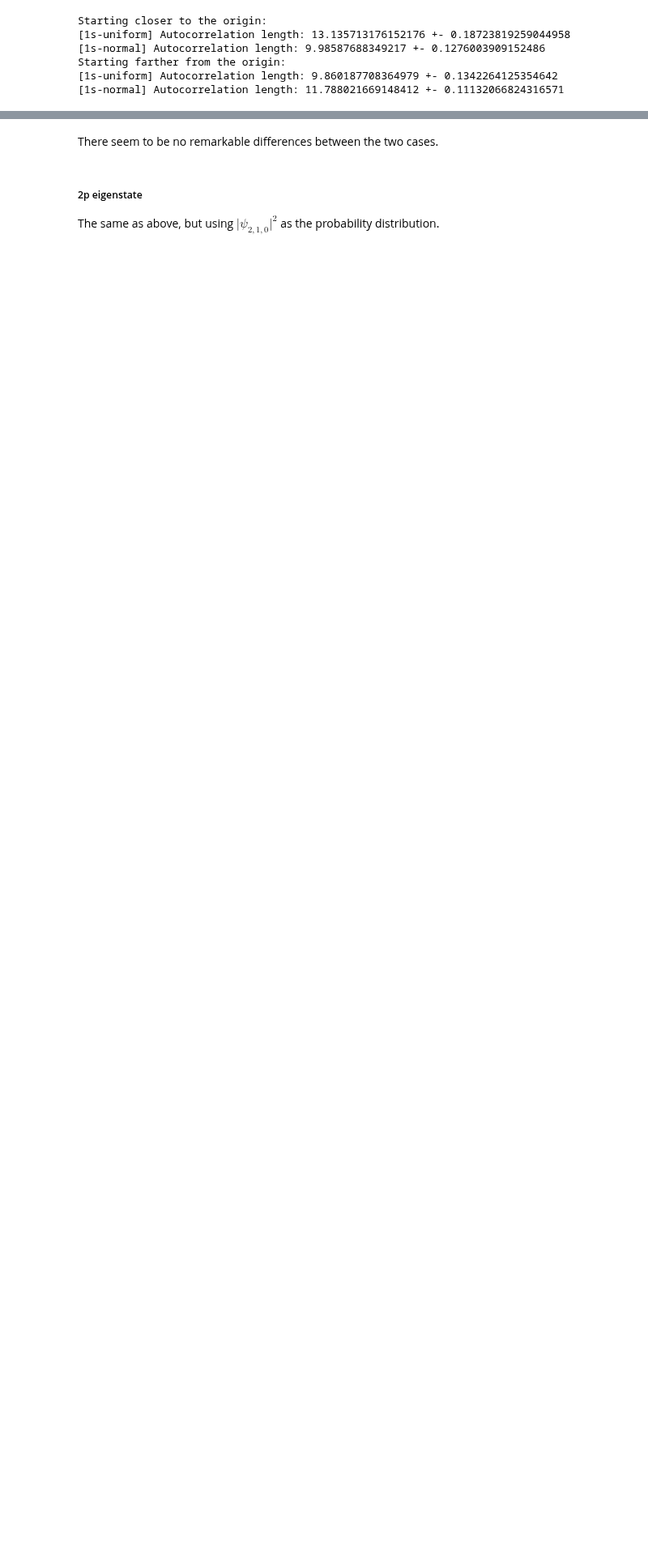
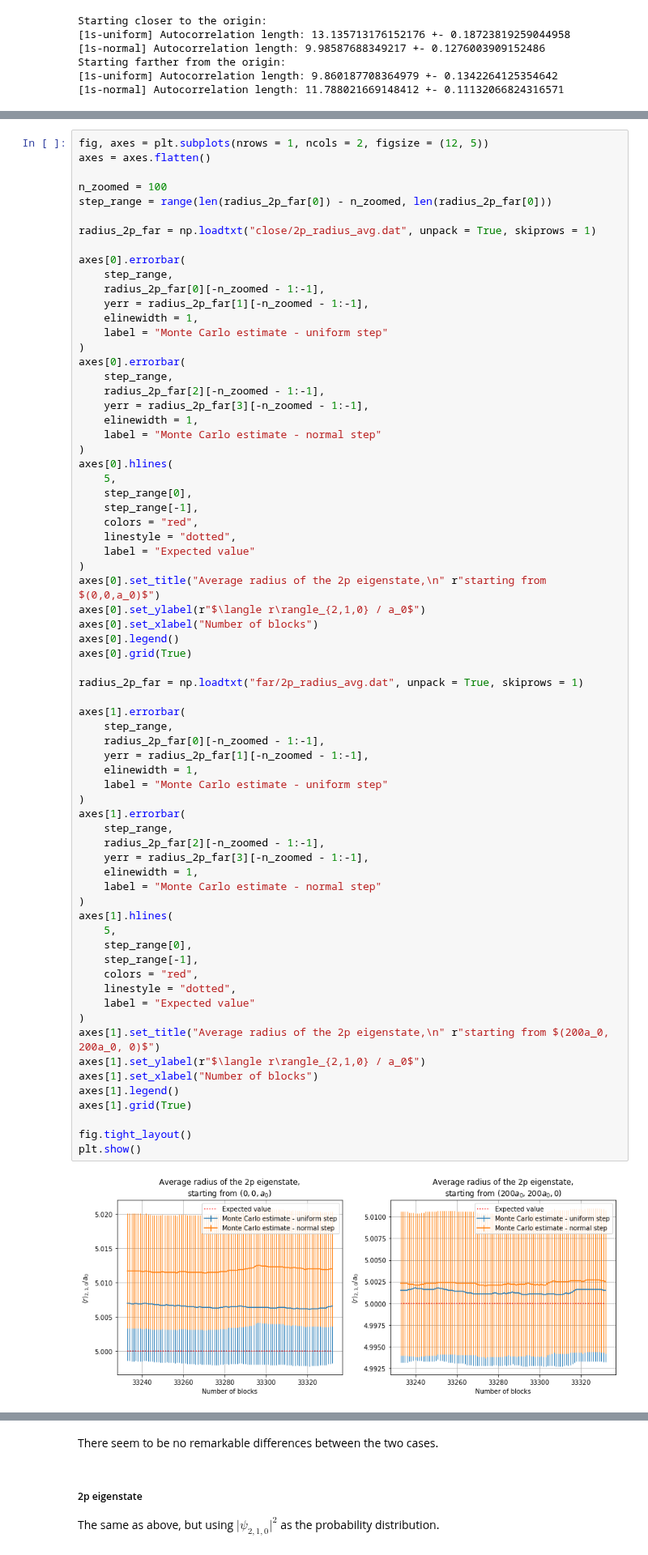
Before and after one commit to phaerrax/lab-simulazione-numerica, a Jupyter notebook: exercise05/exercise05.ipynb, the cells around one changed output, grey strips where cells are left out. Shown at 81% size. Cells and saved outputs as stored; diff of their text form; blank space fills up the shorter version.

```diff
--- a/exercise05/exercise05.ipynb
+++ b/exercise05/exercise05.ipynb
@@ -287,0 +368,71 @@ plt.show()
+# %%
+fig, axes = plt.subplots(nrows = 1, ncols = 2, figsize = (12, 5))
+axes = axes.flatten()
+
+n_zoomed = 100
+step_range = range(len(radius_2p_far[0]) - n_zoomed, len(radius_2p_far[0]))
+
+radius_2p_far = np.loadtxt("close/2p_radius_avg.dat", unpack = True, skiprows = 1)
+
+axes[0].errorbar(
+    step_range,
+    radius_2p_far[0][-n_zoomed - 1:-1],
+    yerr = radius_2p_far[1][-n_zoomed - 1:-1],
+    elinewidth = 1,
+    label = "Monte Carlo estimate - uniform step"
+)
+axes[0].errorbar(
+    step_range,
+    radius_2p_far[2][-n_zoomed - 1:-1],
+    yerr = radius_2p_far[3][-n_zoomed - 1:-1],
+    elinewidth = 1,
+    label = "Monte Carlo estimate - normal step"
+)
+axes[0].hlines(
+    5,
+    step_range[0],
+    step_range[-1],
+    colors = "red",
+    linestyle = "dotted",
+    label = "Expected value"
+)
+axes[0].set_title("Average radius of the 2p eigenstate,\n" r"starting from $(0,0,a_0)$")
+axes[0].set_ylabel(r"$\langle r\rangle_{2,1,0} / a_0$")
+axes[0].set_xlabel("Number of blocks")
+axes[0].legend()
+axes[0].grid(True)
+
+radius_2p_far = np.loadtxt("far/2p_radius_avg.dat", unpack = True, skiprows = 1)
+
+axes[1].errorbar(
+    step_range,
+    radius_2p_far[0][-n_zoomed - 1:-1],
+    yerr = radius_2p_far[1][-n_zoomed - 1:-1],
+    elinewidth = 1,
+    label = "Monte Carlo estimate - uniform step"
+)
+axes[1].errorbar(
+    step_range,
+    radius_2p_far[2][-n_zoomed - 1:-1],
+    yerr = radius_2p_far[3][-n_zoomed - 1:-1],
+    elinewidth = 1,
+    label = "Monte Carlo estimate - normal step"
+)
+axes[1].hlines(
+    5,
+    step_range[0],
+    step_range[-1],
+    colors = "red",
+    linestyle = "dotted",
+    label = "Expected value"
+)
+axes[1].set_title("Average radius of the 2p eigenstate,\n" r"starting from $(200a_0, 200a_0, 0)$")
+axes[1].set_ylabel(r"$\langle r\rangle_{2,1,0} / a_0$")
+axes[1].set_xlabel("Number of blocks")
+axes[1].legend()
+axes[1].grid(True)
+
+fig.tight_layout()
+plt.show()
+# %% [output]
+[figure, added]
```
Also changed, not shown: parts of 7 cells of this notebook, 1 other file.
